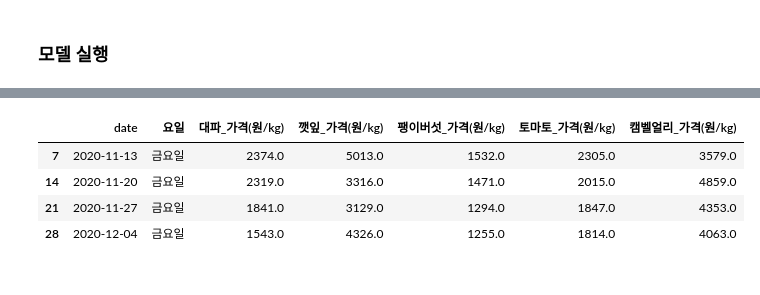
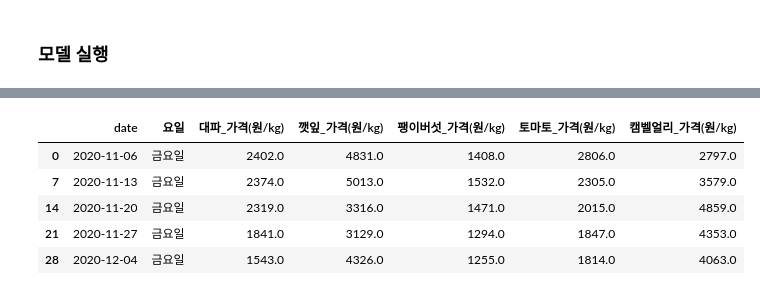
Before and after one commit to noobuy/products_price_predict, a Jupyter notebook: models/final_LGBM_scaler_week.ipynb, the cells around one changed output, grey strips where cells are left out. Drawn from its saved outputs; the diff is of its cells as text; code cells hidden in the pictures.

```diff
--- a/models/final_LGBM_scaler_week.ipynb
+++ b/models/final_LGBM_scaler_week.ipynb
@@ -346,10 +354,11 @@ submission2
 # %%
 # 실제값과 비교!
 private2 = private2[['date','요일','대파_가격(원/kg)', '깻잎_가격(원/kg)','팽이버섯_가격(원/kg)', '토마토_가격(원/kg)', '캠벨얼리_가격(원/kg)']]
 private2_week = private2[::7]
-private2_week[1:5]
+private2_week[0:5]
 # %% [output]
 |  | date | 요일 | 대파_가격(원/kg) | 깻잎_가격(원/kg) | 팽이버섯_가격(원/kg) | 토마토_가격(원/kg) | 캠벨얼리_가격(원/kg) |
+| 0 | 2020-11-06 | 금요일 | 2402.0 | 4831.0 | 1408.0 | 2806.0 | 2797.0 |
 | 7 | 2020-11-13 | 금요일 | 2374.0 | 5013.0 | 1532.0 | 2305.0 | 3579.0 |
 | 14 | 2020-11-20 | 금요일 | 2319.0 | 3316.0 | 1471.0 | 2015.0 | 4859.0 |
 | 21 | 2020-11-27 | 금요일 | 1841.0 | 3129.0 | 1294.0 | 1847.0 | 4353.0 |
```
Also changed, not shown: parts of 13 cells of this notebook, 10 other files.
